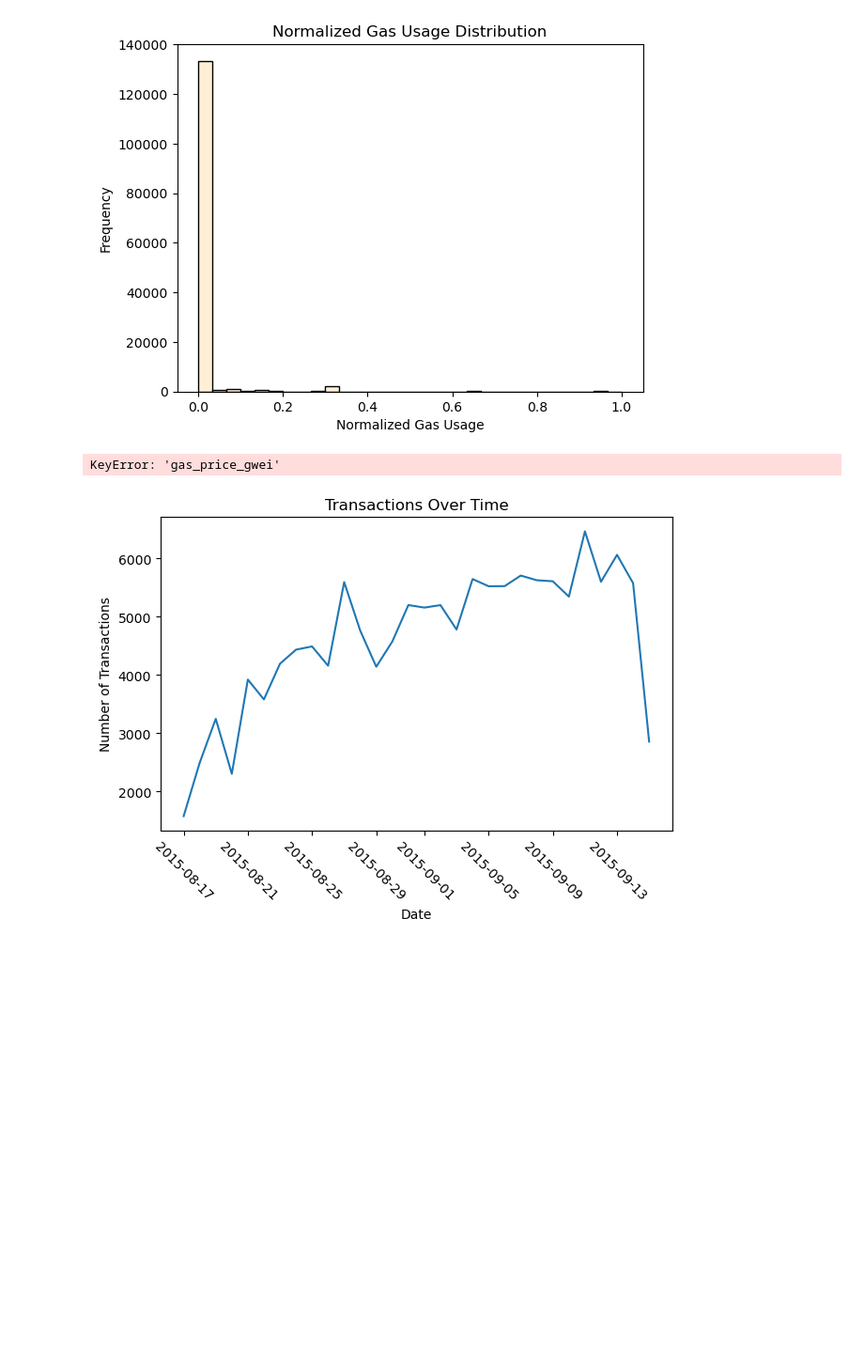
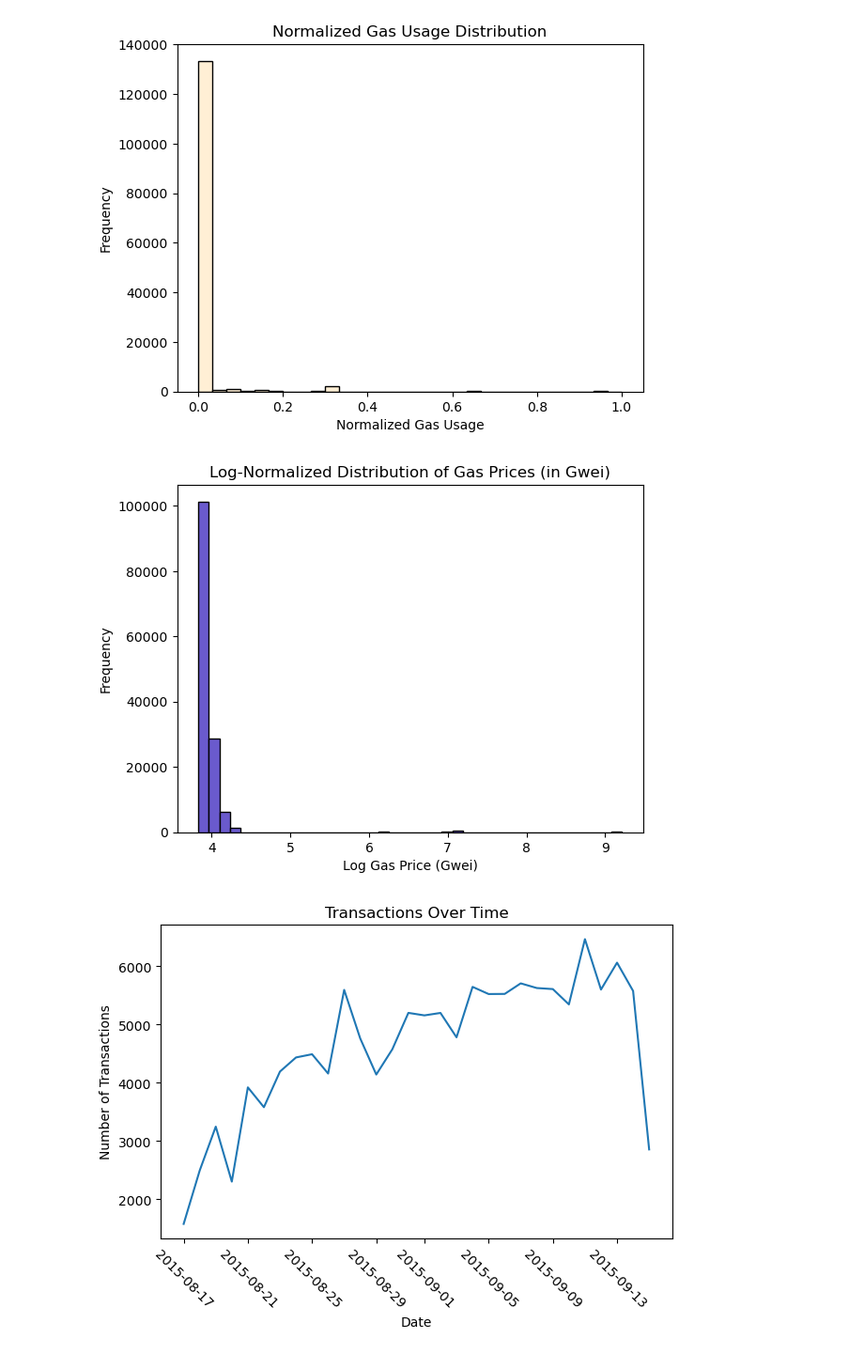
Before and after one commit to DataBuffs/detecting-ethereum-fraud, a Jupyter notebook: main.ipynb, the cells around one changed output. Shown: that part at 94% size. Cells and saved outputs as stored; diff of their text form; code cells hidden in the pictures; blank space fills up the shorter version.

Commit message:
gwei gas

```diff
--- a/main.ipynb
+++ b/main.ipynb
@@ -347,14 +347,17 @@ plt.show()
 # %% [output]
 [figure]
 # %%
+# Convert gas price from wei to gwei for easier interpretation
+df['gas_price_gwei'] = df['gas_price'].astype(float) / 10**9
+
 df['log_gas_price_gwei'] = np.log1p(df['gas_price_gwei'])
 
 # Plot normalized gas prices
 df['log_gas_price_gwei'].plot(kind='hist', bins=40, color='SlateBlue', linewidth=1, edgecolor='black', title='Log-Normalized Distribution of Gas Prices (in Gwei)')
 plt.xlabel('Log Gas Price (Gwei)')
 plt.show()
 # %% [output]
-KeyError: 'gas_price_gwei'
+[figure, added]
 # %%
 # Convert timestamp to datetime for better readability
 df['datetime'] = pd.to_datetime(df['block_timestamp'], unit='s')
```
